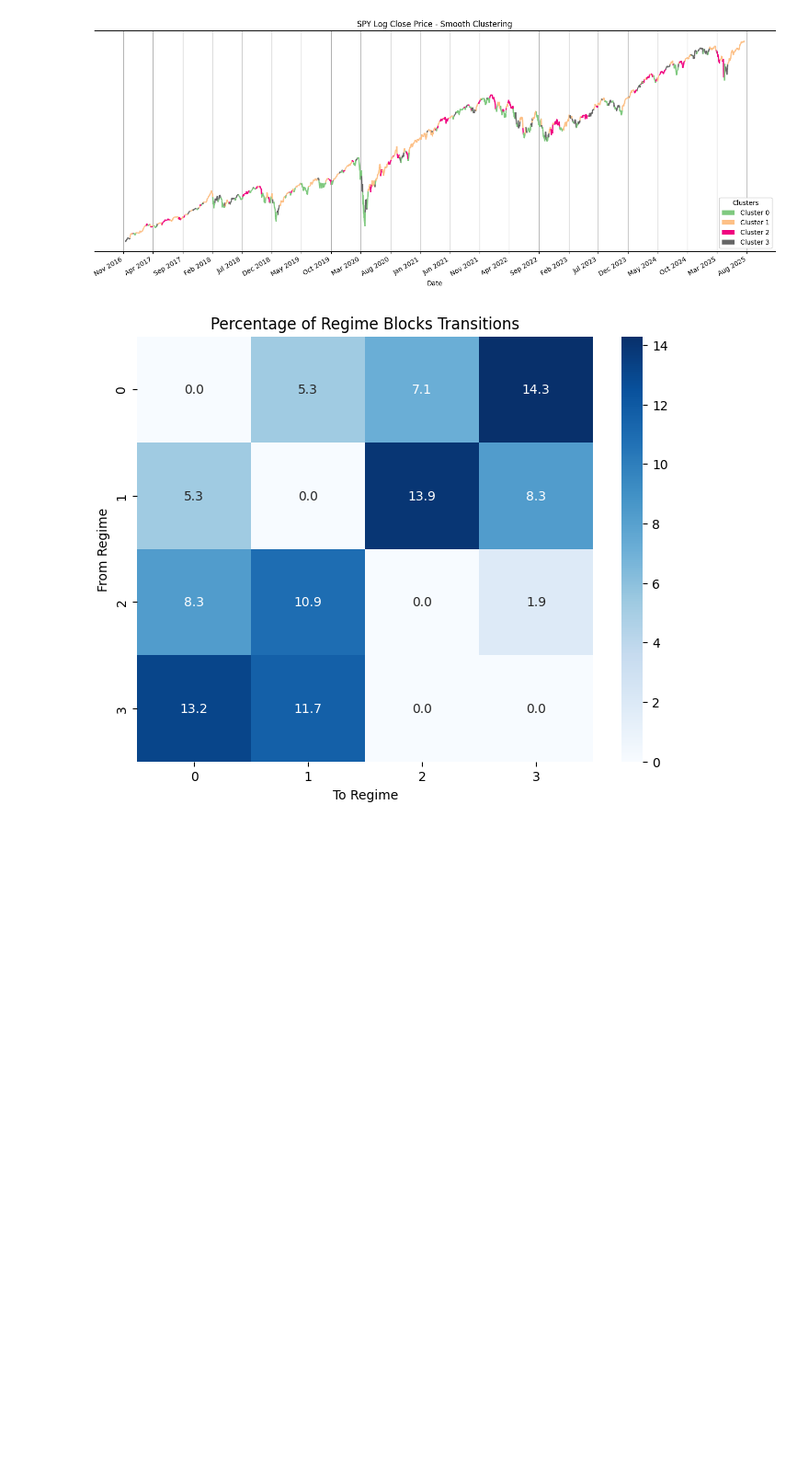
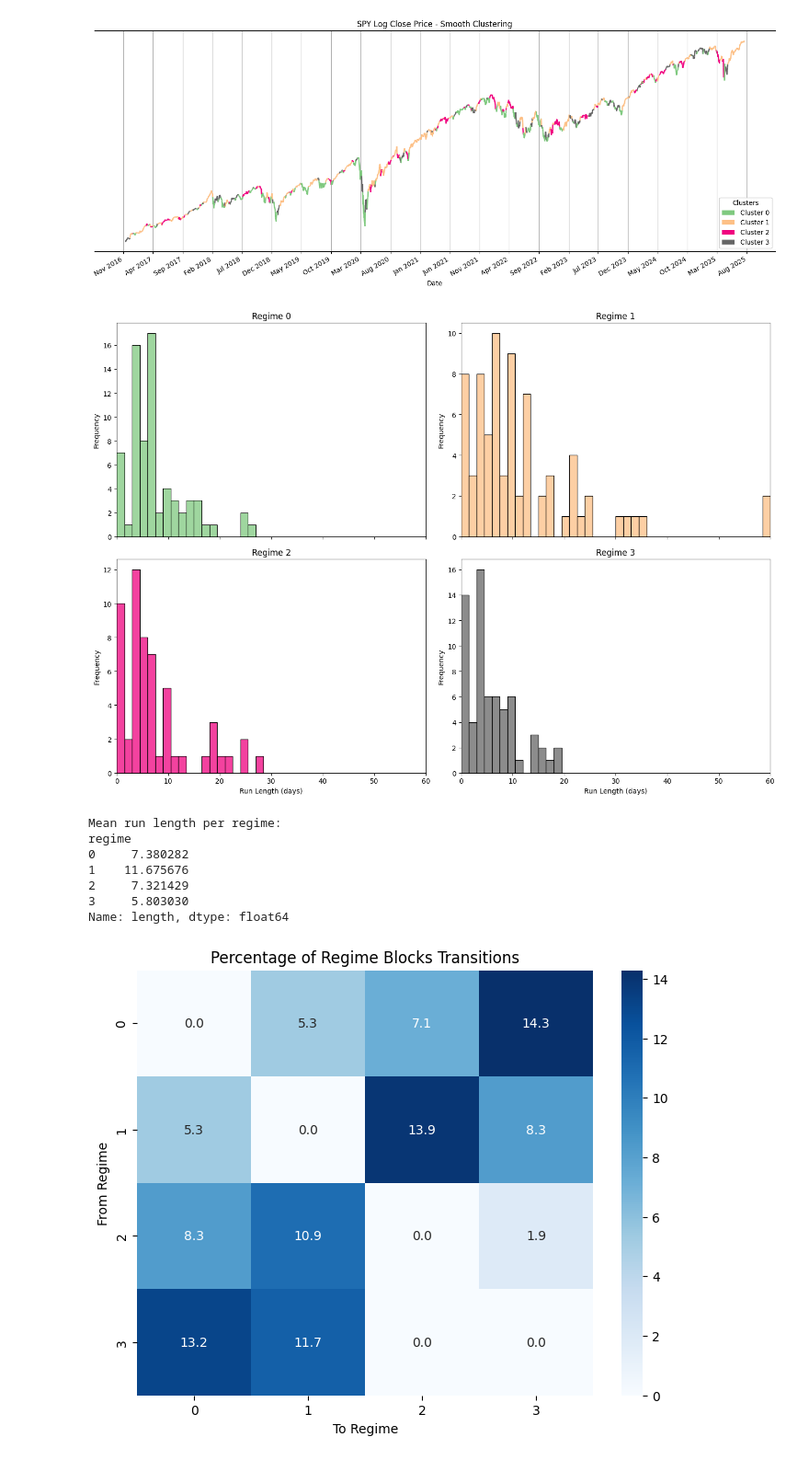
Before and after one commit to eSVeeF/hierarchical-regime-trading-ml, a Jupyter notebook: notebooks/trend_regime_detection.ipynb, the cells around one changed output. Shown: that part at 92% size. Cells and saved outputs as stored; diff of their text form; code cells hidden in the pictures; blank space fills up the shorter version.

```diff
--- a/notebooks/trend_regime_detection.ipynb
+++ b/notebooks/trend_regime_detection.ipynb
@@ -546,6 +549,61 @@ plt.tight_layout()
 plt.show()
 # %% [output]
 [figure]
+# %%
+
+
+s = df_with_clusters['cluster_smooth']
+
+# Identify runs of consecutive identical regimes
+runs = (s != s.shift()).cumsum()
+
+run_lengths = s.groupby(runs).size()
+run_regimes = s.groupby(runs).first()
+
+df_runs = pd.DataFrame({'regime': run_regimes, 'length': run_lengths})
+
+# Get max run length for setting consistent x-axis
+max_length = df_runs['length'].max()
+
+# Number of bins (same for all)
+n_bins = 40
+bins = np.linspace(0, max_length, n_bins + 1)
+
+# Get colormap and pick colors for 4 regimes
+cmap = plt.get_cmap('Accent')
+regimes = sorted(df_runs['regime'].unique())
+colors = [cmap(i / (len(regimes) - 1)) for i in range(len(regimes))]
+
+# Set up subplots: 2 rows x 2 cols, share x-axis
+fig, axes = plt.subplots(2, 2, figsize=(14, 10), sharex=True)
+axes = axes.flatten()
+
+for i, regime in enumerate(regimes):
+    ax = axes[i]
+    data = df_runs[df_runs['regime'] == regime]
+
+    sns.histplot(data['length'], bins=bins, ax=ax, color=colors[i], kde=False)
+    ax.set_title(f'Regime {regime}')
+    ax.set_xlim(0, max_length)
+    ax.set_xlabel('Run Length (days)')
+    ax.set_ylabel('Frequency')
+
+plt.tight_layout()
+plt.show()
+
+# Print mean run length per regime
+mean_lengths = df_runs.groupby('regime')['length'].mean()
+print("Mean run length per regime:")
+print(mean_lengths)
+# %% [output]
+[figure, added]
+Mean run length per regime:
+regime
+0     7.380282
+1    11.675676
+2     7.321429
+3     5.803030
+Name: length, dtype: float64
 # %%
 ## Regime Block Transitions
 # [0, 0, 0, 1, 1, 0, 0, 2, 2, 2] -> [0, 1, 0, 2]
```
Also changed, not shown: parts of 1 cell of this notebook, 10 other files.
